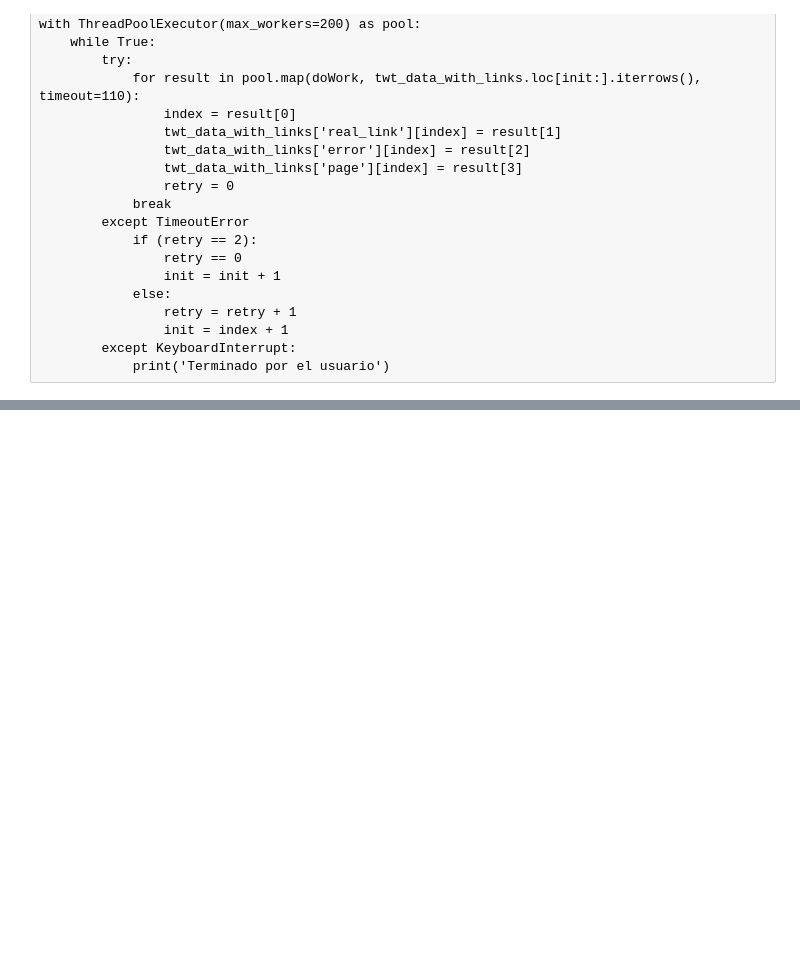
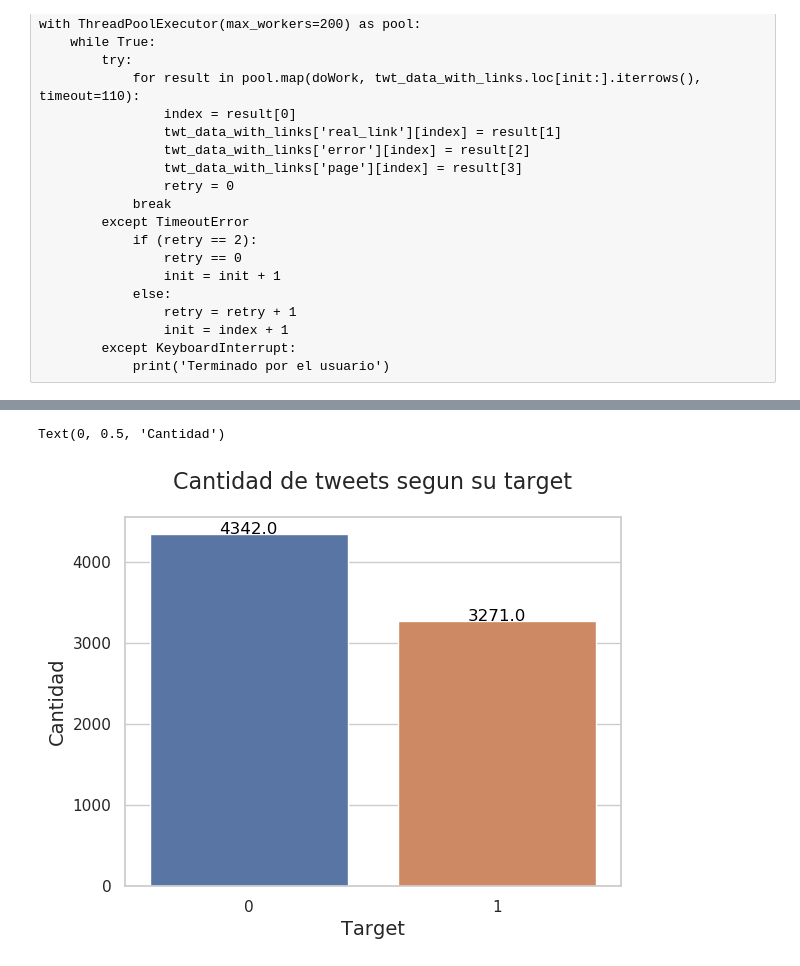
Before and after one commit to aleacevedo/Datos-TP-1C-2020, a Jupyter notebook: TP1 - Alejo/TP1 - Links.ipynb, the cells around one changed output, grey strips where cells are left out. Saved outputs shown, nothing was run; the diff lists cells and outputs as text; code cells hidden in the pictures; blank space fills up the shorter version.

```diff
--- a/TP1 - Alejo/TP1 - Links.ipynb
+++ b/TP1 - Alejo/TP1 - Links.ipynb
@@ -586,0 +295,12 @@ normal_word_count
+# %%
+twt_data['for_graphics'] = 1
+grouped_twt = twt_data.groupby('target').sum().reset_index()
+g = sns.barplot(x='target', y='for_graphics', data=grouped_twt)
+for index, row in grouped_twt.iterrows():
+    g.text(row.target, row.for_graphics, row.for_graphics, color='black', ha="center")
+g.set_title("Cantidad de tweets segun su target", fontsize=16, pad=20)
+g.set_xlabel("Target", fontsize=14)
+g.set_ylabel("Cantidad", fontsize=14)
+# %% [output]
+Text(0, 0.5, 'Cantidad')
+[figure, added]
```
Also changed, not shown: parts of 61 cells of this notebook.
